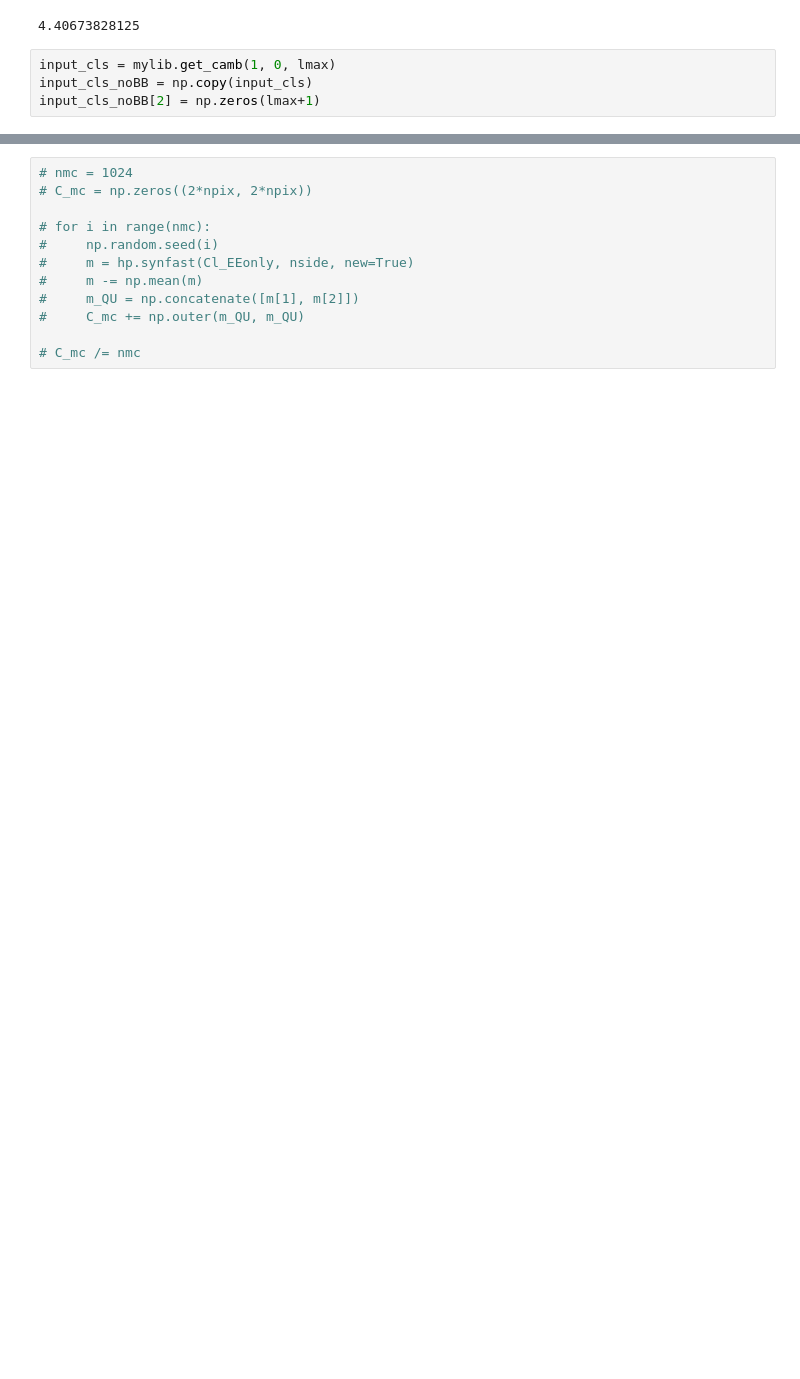
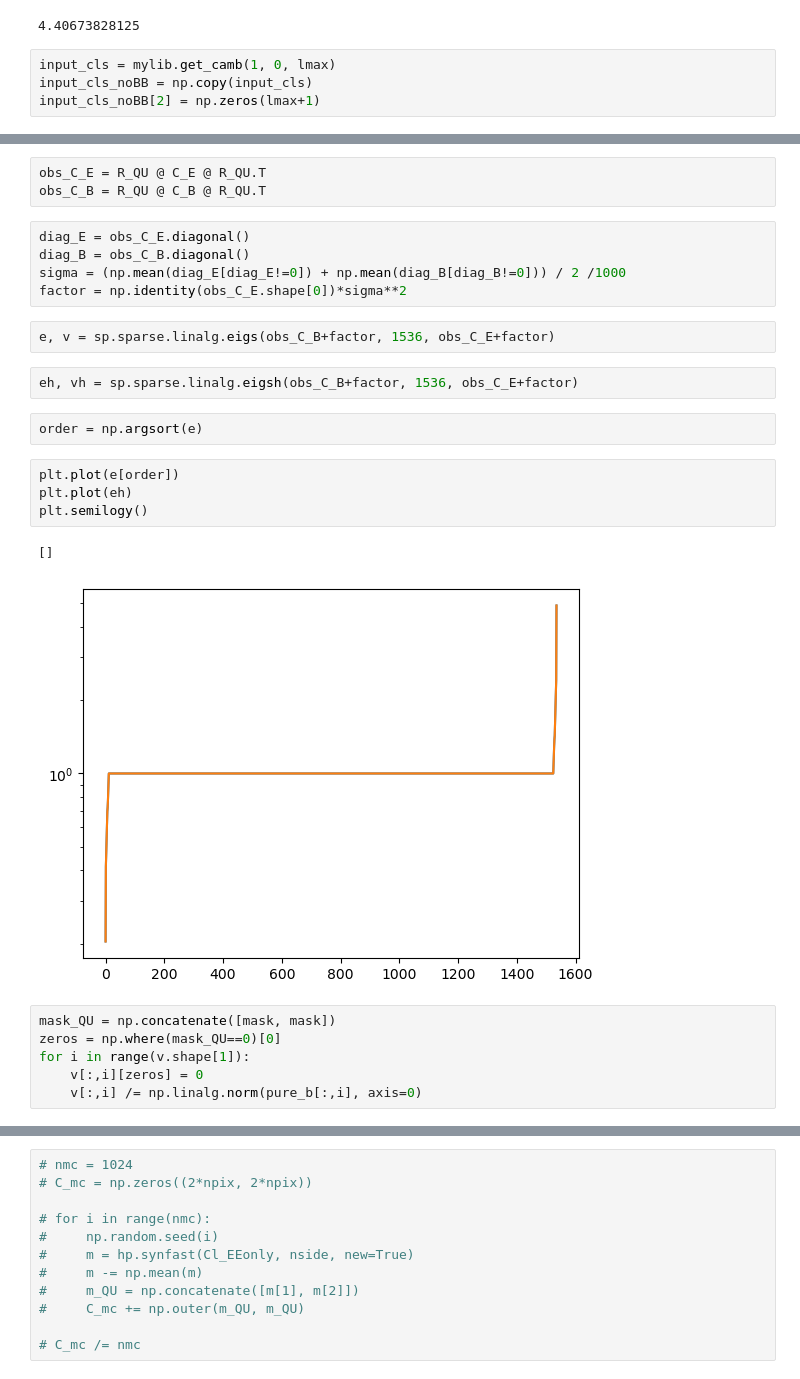
Before and after one commit to catyz/filterbin, a Jupyter notebook: covariance.ipynb, the cells around one changed output, grey strips where cells are left out. Drawn from its saved outputs; the diff is of its cells as text; blank space fills up the shorter version.

```diff
--- a/covariance.ipynb
+++ b/covariance.ipynb
@@ -37,0 +75,27 @@ input_cls_noBB[2] = np.zeros(lmax+1)
+# %%
+obs_C_E = R_QU @ C_E @ R_QU.T
+obs_C_B = R_QU @ C_B @ R_QU.T
+# %%
+diag_E = obs_C_E.diagonal()
+diag_B = obs_C_B.diagonal()
+sigma = (np.mean(diag_E[diag_E!=0]) + np.mean(diag_B[diag_B!=0])) / 2 /1000
+factor = np.identity(obs_C_E.shape[0])*sigma**2
+# %%
+e, v = sp.sparse.linalg.eigs(obs_C_B+factor, 1536, obs_C_E+factor)
+# %%
+eh, vh = sp.sparse.linalg.eigsh(obs_C_B+factor, 1536, obs_C_E+factor)
+# %%
+order = np.argsort(e)
+# %%
+plt.plot(e[order])
+plt.plot(eh)
+plt.semilogy()
+# %% [output]
+[]
+[figure, added]
+# %%
+mask_QU = np.concatenate([mask, mask])
+zeros = np.where(mask_QU==0)[0]
+for i in range(v.shape[1]):
+    v[:,i][zeros] = 0
+    v[:,i] /= np.linalg.norm(pure_b[:,i], axis=0)
```
Also changed, not shown: parts of 12 cells of this notebook, 4 other files.
